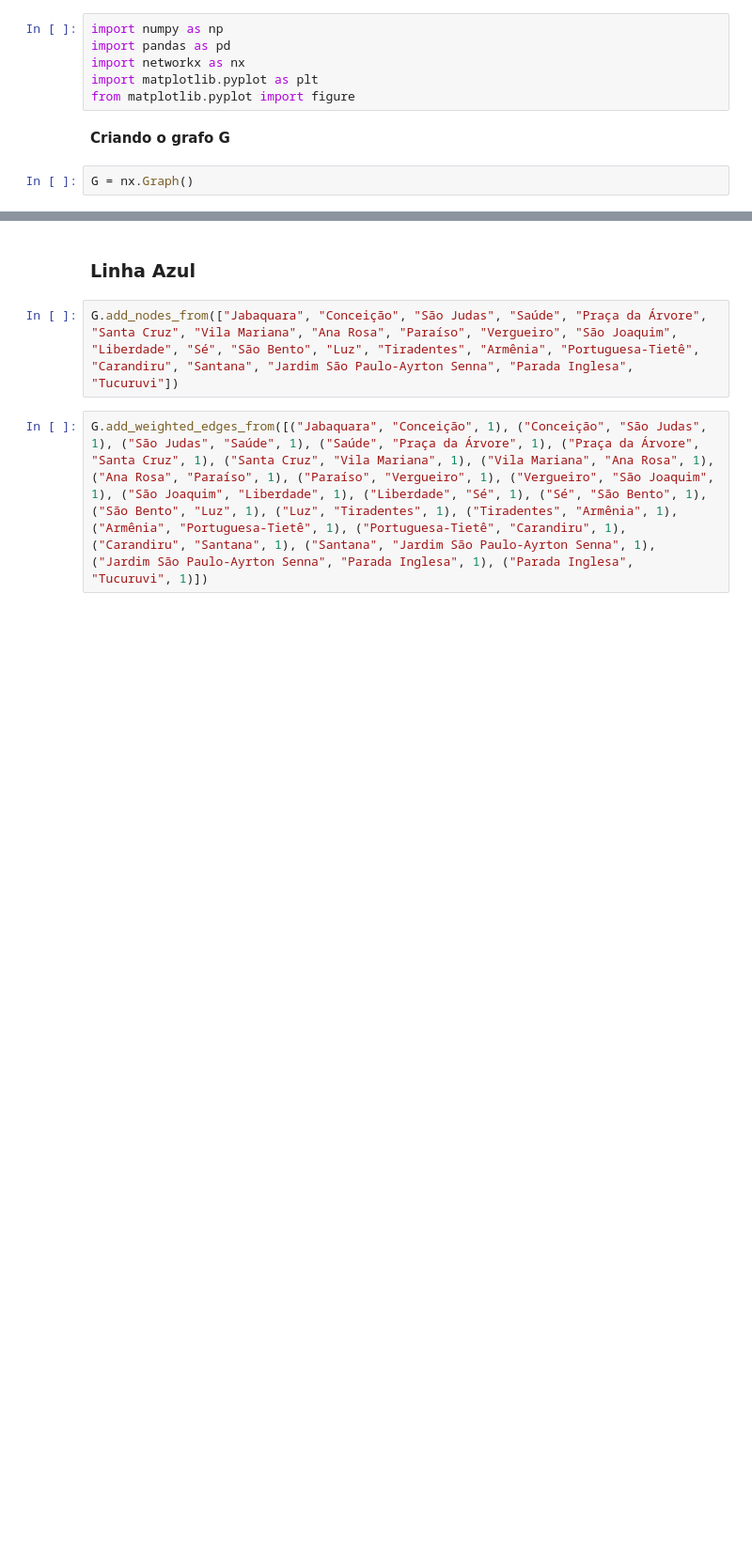
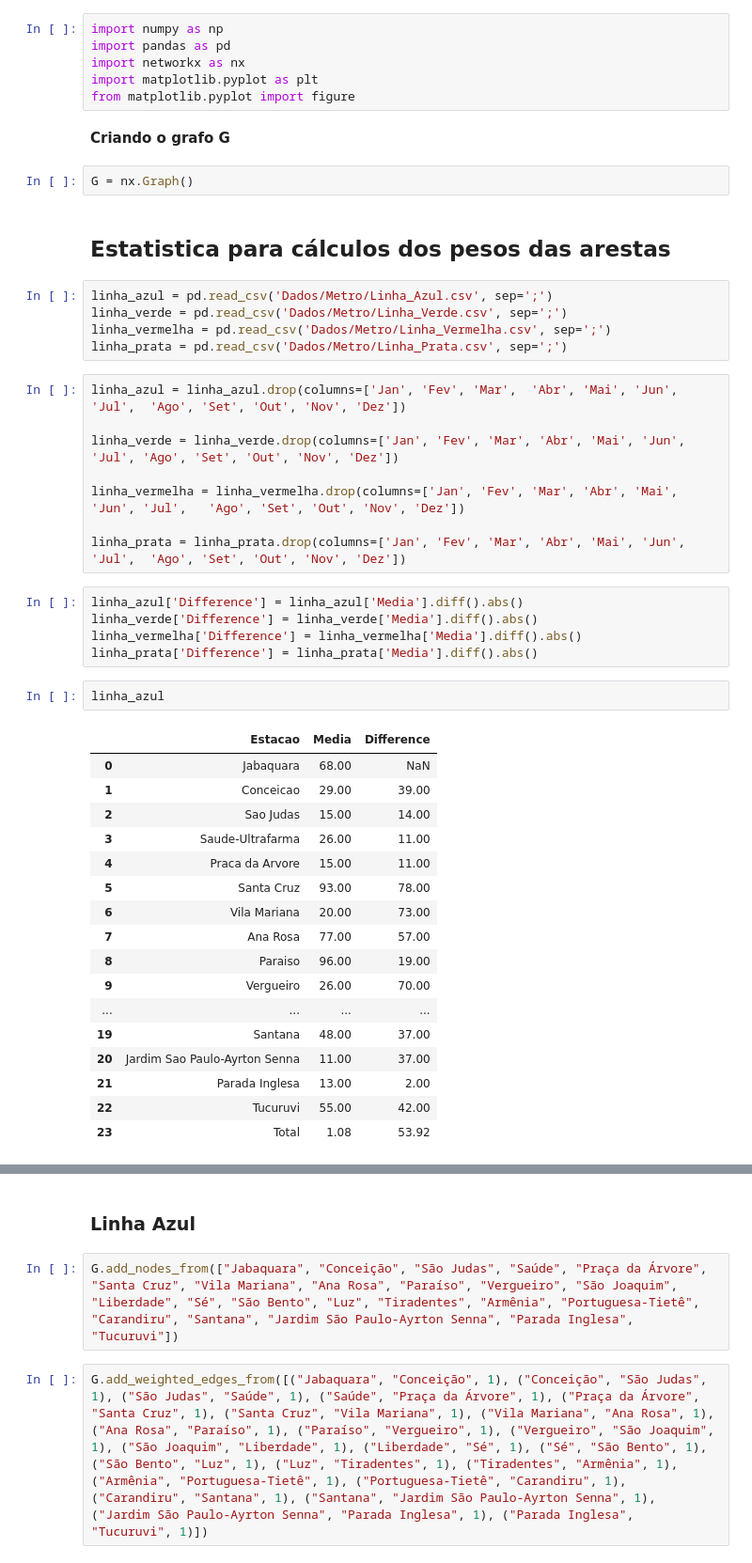
Before and after one commit to PauloAPH/AnaliseDoSistemaMetroviarioDeSaoPaulo, a Jupyter notebook: Sistema_metroviário_de_SP.ipynb, the cells around one changed output, grey strips where cells are left out. Shown at 94% size. Drawn from its saved outputs; the diff is of its cells as text; blank space fills up the shorter version.

```diff
--- a/Sistema_metroviário_de_SP.ipynb
+++ b/Sistema_metroviário_de_SP.ipynb
@@ -27,3 +31,43 @@ from matplotlib.pyplot import figure
 **Criando o grafo G**
 # %%
 G = nx.Graph()
+# %% [markdown]
+## Estatistica para cálculos dos pesos das arestas
+# %%
+linha_azul = pd.read_csv('Dados/Metro/Linha_Azul.csv', sep=';')
+linha_verde = pd.read_csv('Dados/Metro/Linha_Verde.csv', sep=';')
+linha_vermelha = pd.read_csv('Dados/Metro/Linha_Vermelha.csv', sep=';')
+linha_prata = pd.read_csv('Dados/Metro/Linha_Prata.csv', sep=';')
+# %%
+linha_azul = linha_azul.drop(columns=['Jan', 'Fev', 'Mar',	'Abr', 'Mai', 'Jun', 'Jul',	'Ago', 'Set', 'Out', 'Nov', 'Dez'])
+
+linha_verde = linha_verde.drop(columns=['Jan', 'Fev', 'Mar', 'Abr', 'Mai', 'Jun', 'Jul', 'Ago', 'Set', 'Out', 'Nov', 'Dez'])
+
+linha_vermelha = linha_vermelha.drop(columns=['Jan', 'Fev', 'Mar', 'Abr', 'Mai', 'Jun', 'Jul',	'Ago', 'Set', 'Out', 'Nov', 'Dez'])
+
+linha_prata = linha_prata.drop(columns=['Jan', 'Fev', 'Mar', 'Abr', 'Mai', 'Jun', 'Jul',	'Ago', 'Set', 'Out', 'Nov', 'Dez'])
+# %%
+linha_azul['Difference'] = linha_azul['Media'].diff().abs()
+linha_verde['Difference'] = linha_verde['Media'].diff().abs()
+linha_vermelha['Difference'] = linha_vermelha['Media'].diff().abs()
+linha_prata['Difference'] = linha_prata['Media'].diff().abs()
+# %%
+linha_azul
+# %% [output]
+|  | Estacao | Media | Difference |
+| 0 | Jabaquara | 68.00 | NaN |
+| 1 | Conceicao | 29.00 | 39.00 |
+| 2 | Sao Judas | 15.00 | 14.00 |
+| 3 | Saude-Ultrafarma | 26.00 | 11.00 |
+| 4 | Praca da Arvore | 15.00 | 11.00 |
+| 5 | Santa Cruz | 93.00 | 78.00 |
+| 6 | Vila Mariana | 20.00 | 73.00 |
+| 7 | Ana Rosa | 77.00 | 57.00 |
+| 8 | Paraiso | 96.00 | 19.00 |
+| 9 | Vergueiro | 26.00 | 70.00 |
+| ... | ... | ... | ... |
+| 19 | Santana | 48.00 | 37.00 |
+| 20 | Jardim Sao Paulo-Ayrton Senna | 11.00 | 37.00 |
+| 21 | Parada Inglesa | 13.00 | 2.00 |
+| 22 | Tucuruvi | 55.00 | 42.00 |
+| 23 | Total | 1.08 | 53.92 |
```
Also changed, not shown: parts of 8 cells of this notebook, 6 other files.
